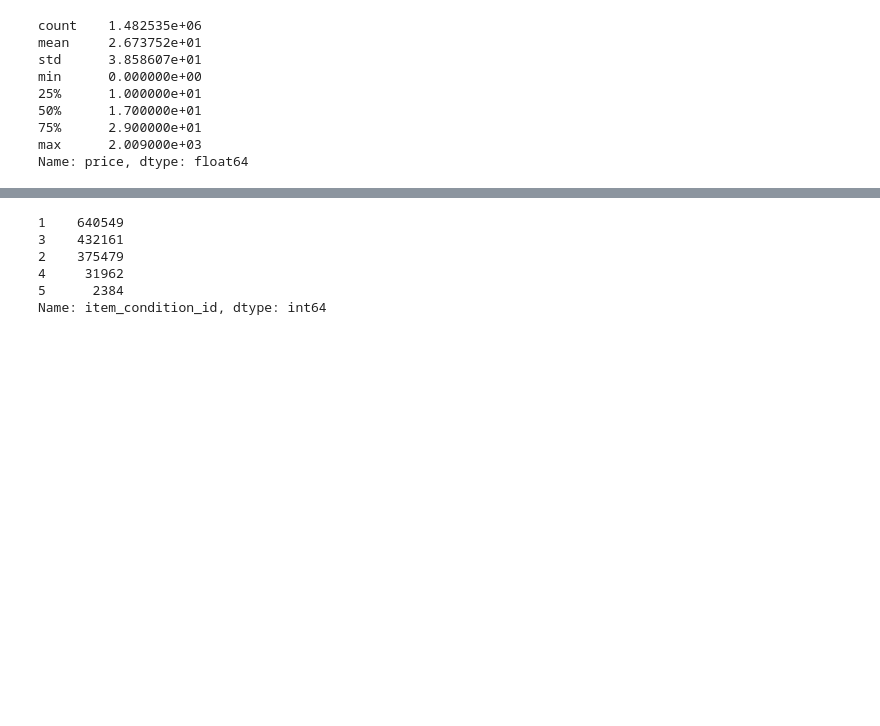
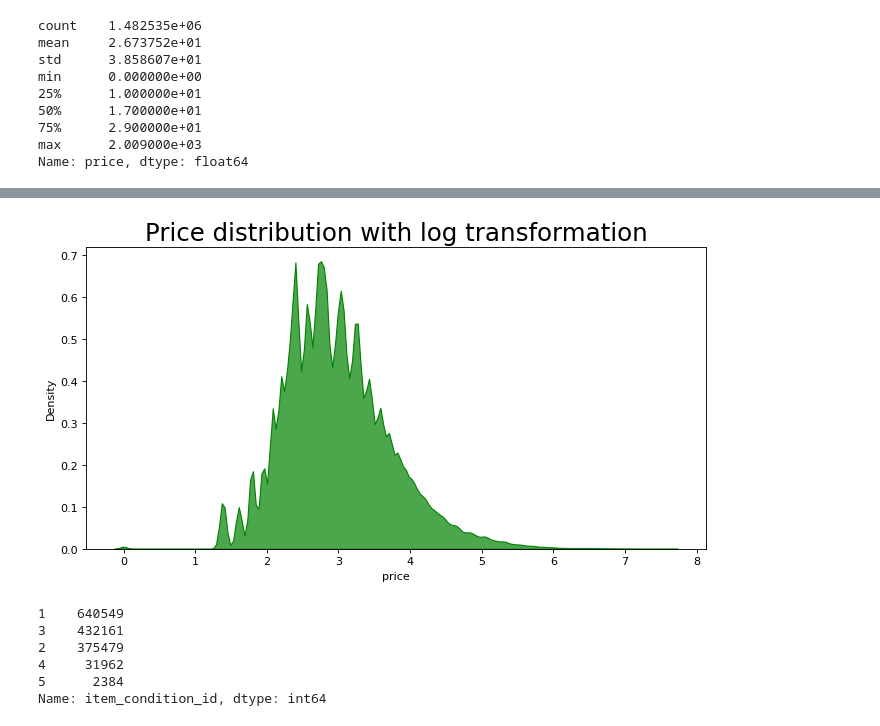
Before and after one commit to danielecaliari/AML, a Jupyter notebook: progetto_AML.ipynb, the cells around one changed output, grey strips where cells are left out. Cells and saved outputs as stored; diff of their text form; code cells hidden in the pictures; blank space fills up the shorter version.

```diff
--- a/progetto_AML.ipynb
+++ b/progetto_AML.ipynb
@@ -159 +157,14 @@ No handles with labels found to put in legend.
+# %%
+# log transformation for the price
+def log_price(price):
+    return np.log1p(price) #changes
+
+train['price'] = train['price'].apply(lambda x: log_price(x))
+
+plt.figure(figsize=(10,5), dpi= 80)
+sns.kdeplot(train['price'], shade=True, color="g", alpha=.7)
+plt.title('Price distribution with log transformation', fontsize=22)
+plt.show()
+# %% [output]
+[figure, added]
 # %%
```
Also changed, not shown: parts of 16 cells of this notebook.
